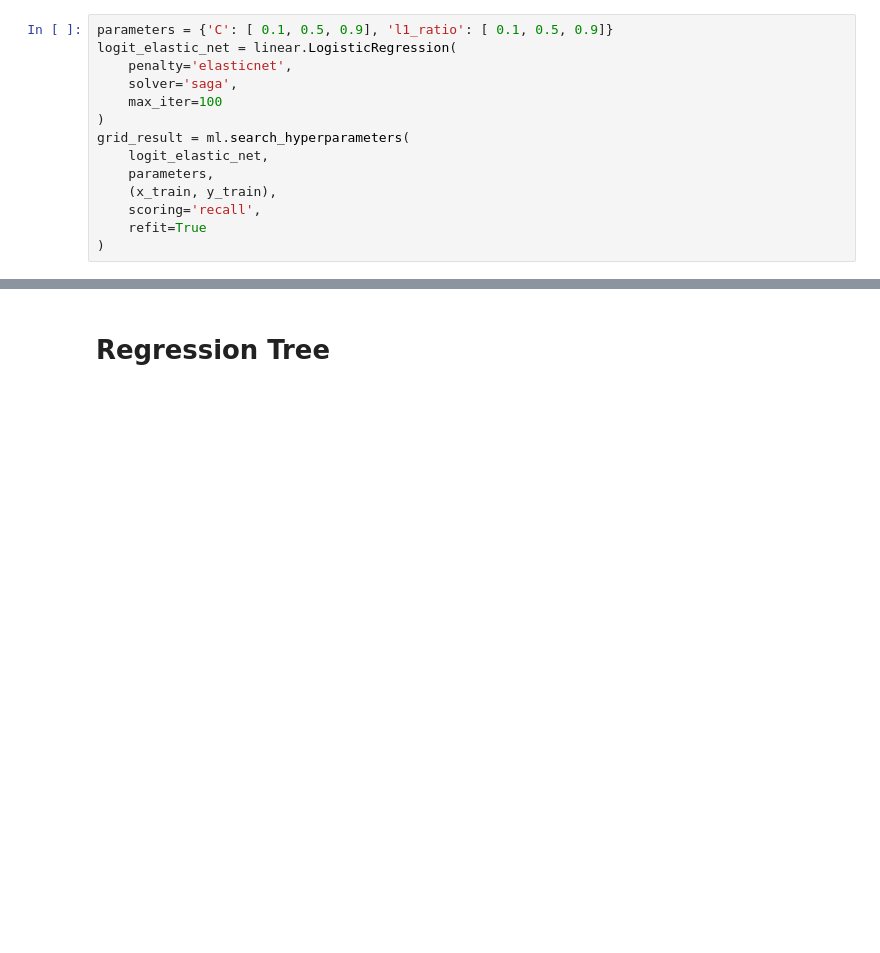
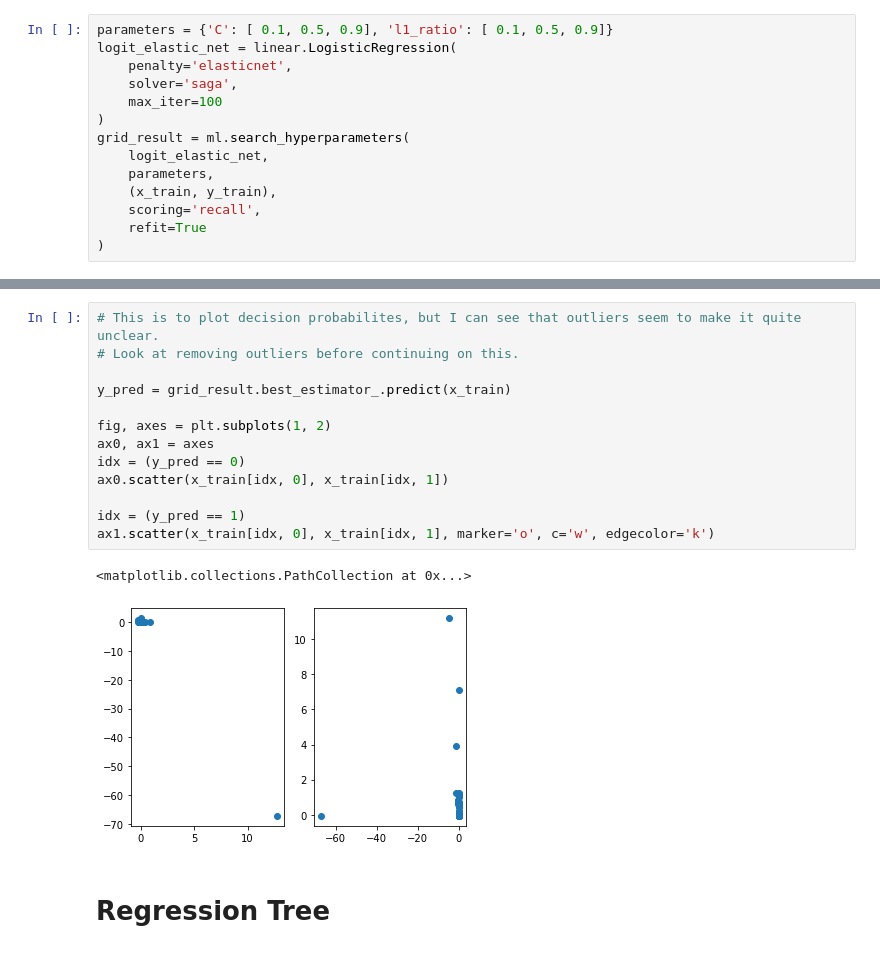
Before and after one commit to KarlTjensvoll/seminar_ml, a Jupyter notebook: code/python/karl_sandbox.ipynb, the cells around one changed output, grey strips where cells are left out. Saved outputs shown, nothing was run; the diff lists cells and outputs as text; blank space fills up the shorter version.

```diff
--- a/code/python/karl_sandbox.ipynb
+++ b/code/python/karl_sandbox.ipynb
@@ -136,3 +141,19 @@ Bankrupt                  73           9
+# %%
+# This is to plot decision probabilites, but I can see that outliers seem to make it quite unclear.
+# Look at removing outliers before continuing on this.
+
+y_pred = grid_result.best_estimator_.predict(x_train)
+
+fig, axes = plt.subplots(1, 2)
+ax0, ax1 = axes
+idx = (y_pred == 0)
+ax0.scatter(x_train[idx, 0], x_train[idx, 1])
+
+idx = (y_pred == 1)
+ax1.scatter(x_train[idx, 0], x_train[idx, 1], marker='o', c='w', edgecolor='k')
+# %% [output]
+<matplotlib.collections.PathCollection at 0x...>
+[figure, added]
 # %% [markdown]
 # Regression Tree
 # %%
```
Also changed, not shown: parts of 3 cells of this notebook.
